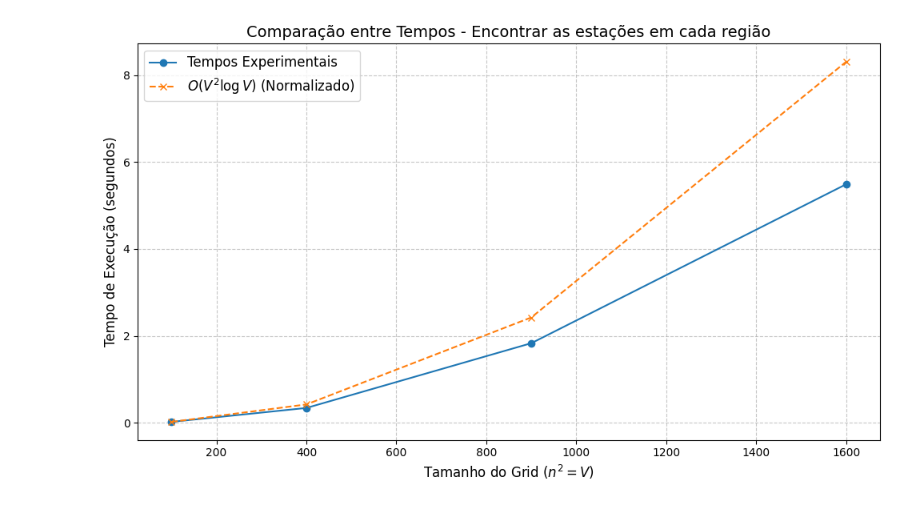
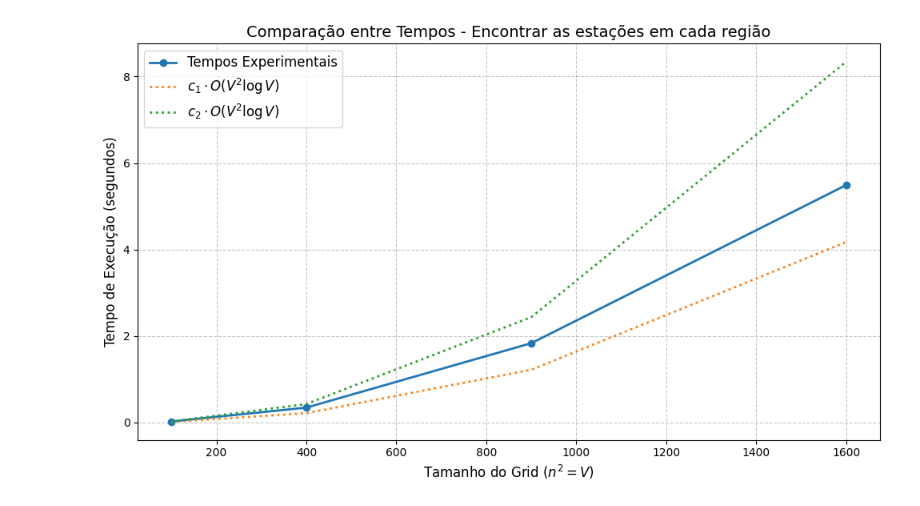
Before and after one commit to eduardammag/ProjetoDePlanejamentoTransporteVargas, a Jupyter notebook: tarefa_1/plote_time.ipynb, the cells around one changed output. Cells and saved outputs as stored; diff of their text form; code cells hidden in the pictures.

```diff
--- a/tarefa_1/plote_time.ipynb
+++ b/tarefa_1/plote_time.ipynb
@@ -1,36 +1,45 @@
 # %%
 import numpy as np
 import matplotlib.pyplot as plt
 
 # Dados experimentais
 execution_times_data = {
     "10x10": 0.0203462,
     "20x20": 0.34115,
     "30x30": 1.83185,
     "40x40": 5.49026
 }
 
 # Extração de valores de n e tempos
-sizes = [(int(size.split('x')[0]))**2 for size in execution_times_data.keys()]
+sizes = [int(size.split('x')[0])**2 for size in execution_times_data.keys()]  # V = n^2
 times = list(execution_times_data.values())
 
-# Cálculo teórico: O(n^2 log n)
-theoretical_growth = [n**2 * np.log2(n^2) for n in sizes]
+# Cálculo teórico: O(V^2 log V), onde V = n^2
+theoretical_growth = [n**2 * np.log2(n**2) for n in sizes]
 
 # Normalizando a função teórica para comparar com os tempos experimentais
-scale_factor = times[0] / theoretical_growth[0]  # Normaliza para o primeiro ponto experimental
+scale_factor = times[0] / theoretical_growth[0]  # Normaliza pelo primeiro ponto experimental
 scaled_theoretical_growth = [scale_factor * value for value in theoretical_growth]
 
-# Plotando os dados experimentais e teóricos
+# Definindo constantes c1 e c2 para os limites superior e inferior
+c1, c2 = 0.5, 1  # Ajuste conforme necessário para verificar os limites
+
+# Calculando limites inferior e superior
+lower_bound = [c1 * value for value in scaled_theoretical_growth]
+upper_bound = [c2 * value for value in scaled_theoretical_growth]
+
+# Plotando os dados experimentais, teóricos e os limites
 plt.figure(figsize=(10, 6))
-plt.plot(sizes, times, marker='o', linestyle='-', label='Tempos Experimentais')
-plt.plot(sizes, scaled_theoretical_growth, marker='x', linestyle='--', label=r'$O(V^2 \log V)$ (Normalizado)')
+plt.plot(sizes, times, marker='o', linestyle='-', label='Tempos Experimentais', linewidth=2)
+# plt.plot(sizes, scaled_theoretical_growth, marker='x', linestyle='--', label=r'$O(V^2 \log V)$ (Normalizado)', linewidth=2)
+plt.plot(sizes, lower_bound, linestyle=':', label=r'$c_1 \cdot O(V^2 \log V)$', linewidth=2)
+plt.plot(sizes, upper_bound, linestyle=':', label=r'$c_2 \cdot O(V^2 \log V)$', linewidth=2)
 plt.title('Comparação entre Tempos - Encontrar as estações em cada região', fontsize=14)
 plt.xlabel('Tamanho do Grid $(n^2 = V)$', fontsize=12)
 plt.ylabel('Tempo de Execução (segundos)', fontsize=12)
 plt.grid(True, linestyle='--', alpha=0.7)
 plt.legend(fontsize=12)
 plt.tight_layout()
 plt.show()
 # %% [output]
-[figure, old version]
+[figure, new version]
```
Also changed, not shown: parts of 2 cells of this notebook.
